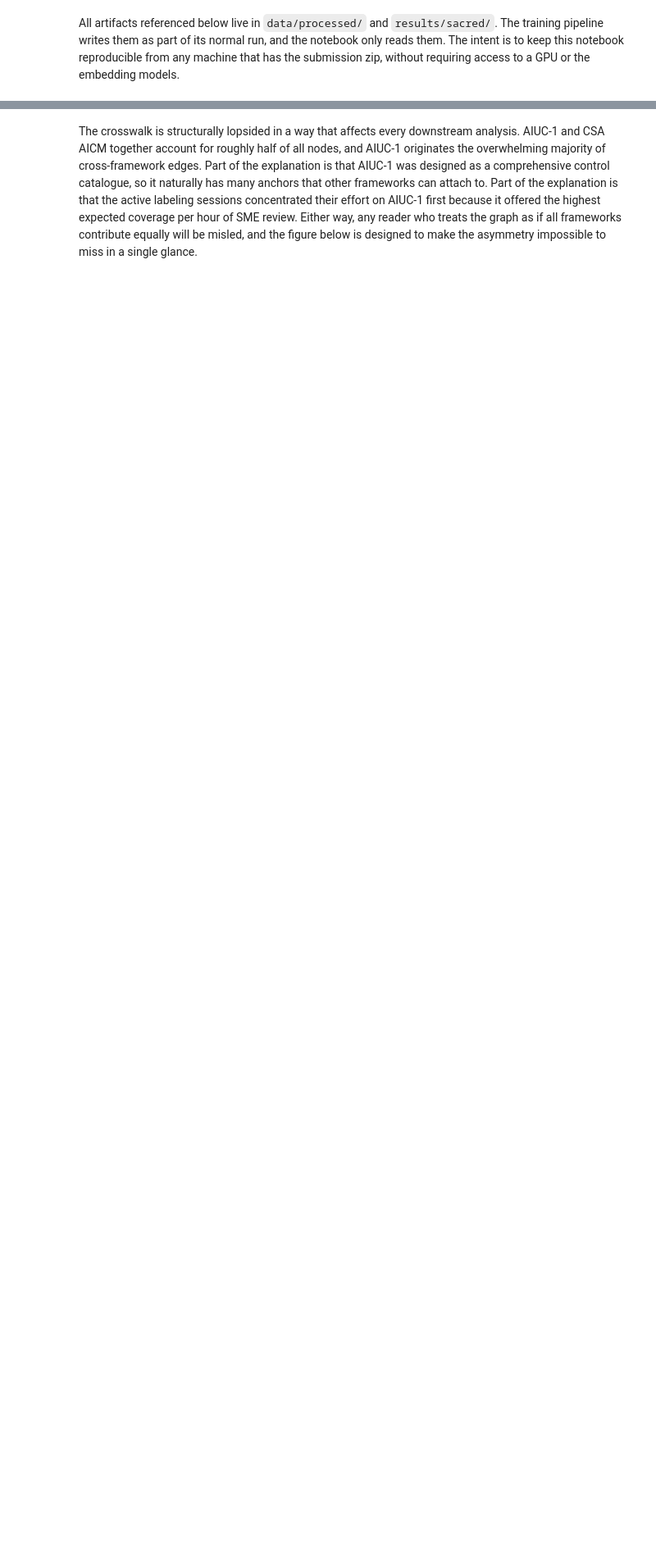
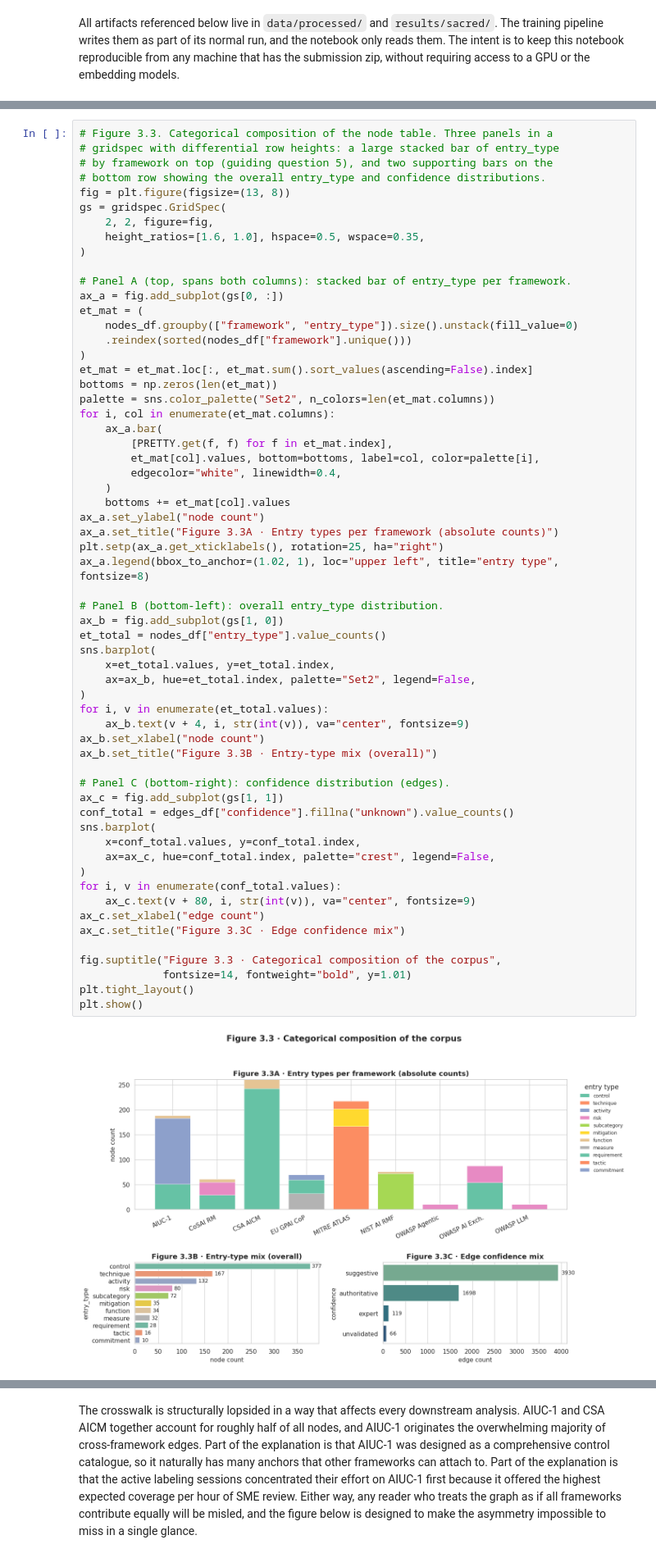
Before and after one commit to rocklambros/ai-security-framework-crosswalk, a Jupyter notebook: notebooks/project1_crosswalk_eda.ipynb, the cells around one changed output, grey strips where cells are left out. Shown at 82% size. Saved outputs shown, nothing was run; the diff lists cells and outputs as text; blank space fills up the shorter version.

```diff
--- a/notebooks/project1_crosswalk_eda.ipynb
+++ b/notebooks/project1_crosswalk_eda.ipynb
@@ -162,0 +415,62 @@ sacred run: sacred_3c2e531.json  (version: v6-reframed)
+# %%
+# Figure 3.3. Categorical composition of the node table. Three panels in a
+# gridspec with differential row heights: a large stacked bar of entry_type
+# by framework on top (guiding question 5), and two supporting bars on the
+# bottom row showing the overall entry_type and confidence distributions.
+fig = plt.figure(figsize=(13, 8))
+gs = gridspec.GridSpec(
+    2, 2, figure=fig,
+    height_ratios=[1.6, 1.0], hspace=0.5, wspace=0.35,
+)
+
+# Panel A (top, spans both columns): stacked bar of entry_type per framework.
+ax_a = fig.add_subplot(gs[0, :])
+et_mat = (
+    nodes_df.groupby(["framework", "entry_type"]).size().unstack(fill_value=0)
+    .reindex(sorted(nodes_df["framework"].unique()))
+)
+et_mat = et_mat.loc[:, et_mat.sum().sort_values(ascending=False).index]
+bottoms = np.zeros(len(et_mat))
+palette = sns.color_palette("Set2", n_colors=len(et_mat.columns))
+for i, col in enumerate(et_mat.columns):
+    ax_a.bar(
+        [PRETTY.get(f, f) for f in et_mat.index],
+        et_mat[col].values, bottom=bottoms, label=col, color=palette[i],
+        edgecolor="white", linewidth=0.4,
+    )
+    bottoms += et_mat[col].values
+ax_a.set_ylabel("node count")
+ax_a.set_title("Figure 3.3A · Entry types per framework (absolute counts)")
+plt.setp(ax_a.get_xticklabels(), rotation=25, ha="right")
+ax_a.legend(bbox_to_anchor=(1.02, 1), loc="upper left", title="entry type", fontsize=8)
+
+# Panel B (bottom-left): overall entry_type distribution.
+ax_b = fig.add_subplot(gs[1, 0])
+et_total = nodes_df["entry_type"].value_counts()
+sns.barplot(
+    x=et_total.values, y=et_total.index,
+    ax=ax_b, hue=et_total.index, palette="Set2", legend=False,
+)
+for i, v in enumerate(et_total.values):
+    ax_b.text(v + 4, i, str(int(v)), va="center", fontsize=9)
+ax_b.set_xlabel("node count")
+ax_b.set_title("Figure 3.3B · Entry-type mix (overall)")
+
+# Panel C (bottom-right): confidence distribution (edges).
+ax_c = fig.add_subplot(gs[1, 1])
+conf_total = edges_df["confidence"].fillna("unknown").value_counts()
+sns.barplot(
+    x=conf_total.values, y=conf_total.index,
+    ax=ax_c, hue=conf_total.index, palette="crest", legend=False,
+)
+for i, v in enumerate(conf_total.values):
+    ax_c.text(v + 80, i, str(int(v)), va="center", fontsize=9)
+ax_c.set_xlabel("edge count")
+ax_c.set_title("Figure 3.3C · Edge confidence mix")
+
+fig.suptitle("Figure 3.3 · Categorical composition of the corpus",
+             fontsize=14, fontweight="bold", y=1.01)
+plt.tight_layout()
+plt.show()
+# %% [output]
+[figure, added]
```
Also changed, not shown: parts of 69 cells of this notebook, 3 other files.
